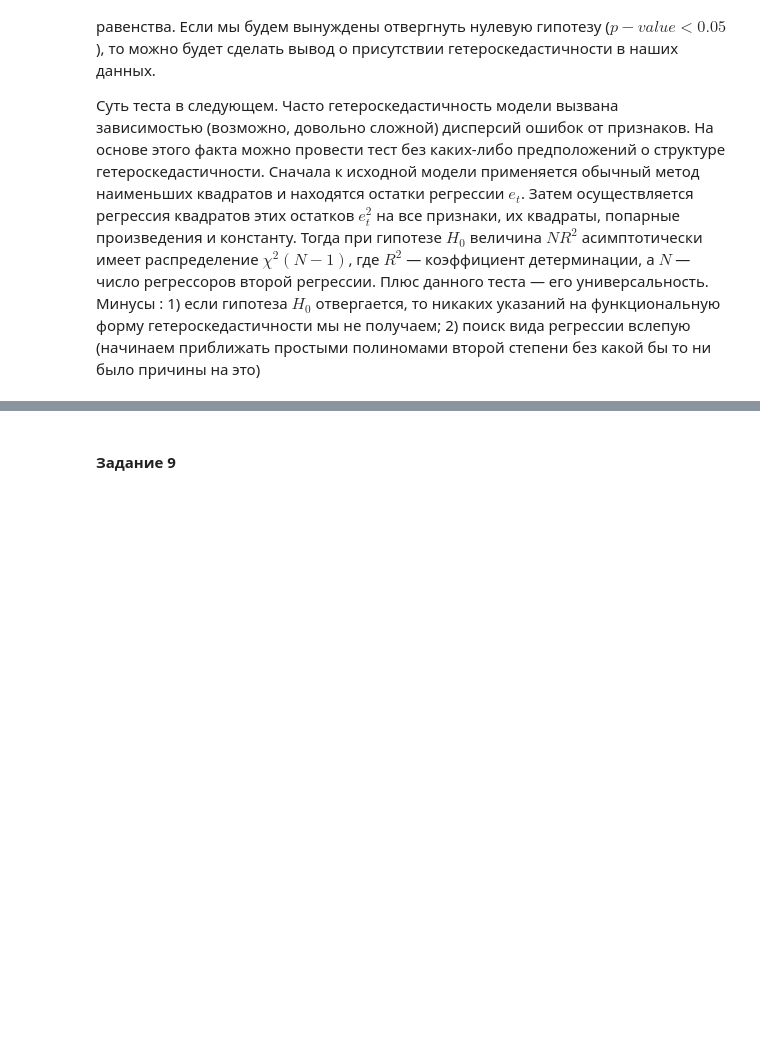
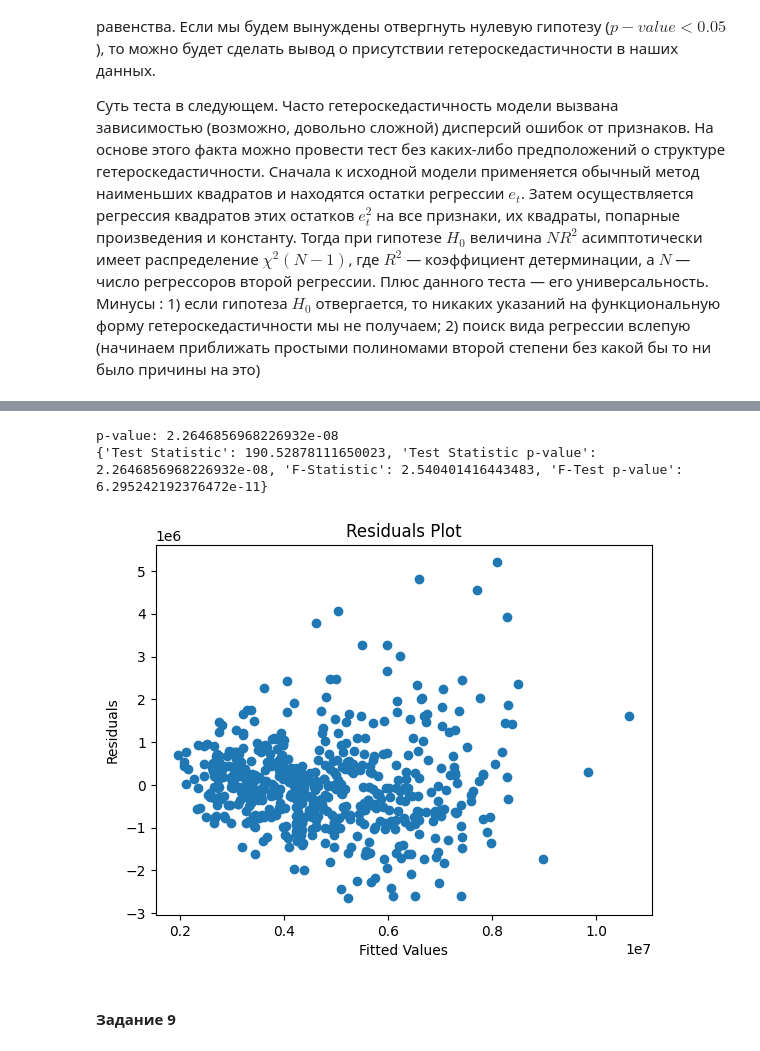
Before and after one commit to NekryachAlex/mlcourse_home_tasks, a Jupyter notebook: assignment1/Домашнее задание. Версия для студентов (с пропусками).ipynb, the cells around one changed output, grey strips where cells are left out. Saved outputs shown, nothing was run; the diff lists cells and outputs as text; code cells hidden in the pictures; blank space fills up the shorter version.

```diff
--- a/assignment1/Домашнее задание. Версия для студентов (с пропусками).ipynb
+++ b/assignment1/Домашнее задание. Версия для студентов (с пропусками).ipynb
@@ -719,5 +785,31 @@ vif_data
 Суть теста в следующем. Часто гетероскедастичность модели вызвана зависимостью (возможно, довольно сложной) дисперсий ошибок от признаков. На основе этого факта можно провести тест без каких-либо предположений о структуре гетероскедастичности. Сначала к исходной модели применяется обычный метод наименьших квадратов и находятся остатки регрессии $e_t$. Затем осуществляется регрессия квадратов этих остатков $e_t^2$ на все признаки, их квадраты, попарные произведения и константу. Тогда при гипотезе $H_0$ величина $NR^2$ асимптотически имеет распределение $\chi^2(N-1)$, где $R^2$ — коэффициент детерминации, а $N$ — число регрессоров второй регрессии. Плюс данного теста — его универсальность. Минусы : 1) если гипотеза $H_0$ отвергается, то никаких указаний на функциональную форму гетероскедастичности мы не получаем; 2) поиск вида регрессии вслепую (начинаем приближать простыми полиномами второй степени без какой бы то ни было причины на это)
 # %%
 # Для проведения теста Уайта постройте линейную регрессию, предварительно удалив признаки 'bedrooms' и 'special_index'
-ols_model = # ваш код здесь
+data = pd.read_csv('house_prices.csv')
+y = data['price']
+x = data.drop(columns = ['price'])
+var_categorical = x.select_dtypes(include = 'O').columns.values
+var_numeric = x.select_dtypes(include = np.number).columns.values
+
+x = x.replace({'yes' : 1, 'no' : 0})
+encoder = OneHotEncoder()
+encoder = OneHotEncoder(sparse_output = False).set_output(transform='pandas')
+encoded_columns = encoder.fit_transform(x[["furnishingstatus"]])
+encoded_columns.drop(columns = ["furnishingstatus_semi-furnished"], inplace = True)
+
+
+scaler = StandardScaler()
+normalized_columns = pd.DataFrame(
+    scaler.fit_transform(x[var_numeric]),
+    columns=var_numeric
+)
+
+
+x.drop(columns = ['furnishingstatus'], inplace = True)
+var_categorical = np.delete(var_categorical, var_categorical == 'furnishingstatus')
+
+x = pd.concat([normalized_columns, x[var_categorical], encoded_columns], axis = 1)
+x = sm.add_constant(x)
+ols_res = sm.OLS(y, x).fit()
+print(ols_res.summary())
 # ваш код здесь
@@ -731,15 +843,26 @@ plt.show()
 # %%
 # Проведите тест Уайта
 white_test = het_white(
-    # ваш код здесь
+    ols_res.resid,
+    ols_res.model.exog
 )
 
 labels = ['Test Statistic', 'Test Statistic p-value', 'F-Statistic', 'F-Test p-value']
+p_value = white_test[1]
 
+print("p-value:", p_value)
 print(dict(zip(labels, white_test)))
+# %% [output]
+p-value: 2.2646856968226932e-08
+{'Test Statistic': 190.52878111650023, 'Test Statistic p-value': 2.2646856968226932e-08, 'F-Statistic': 2.540401416443483, 'F-Test p-value': 6.295242192376472e-11}
 # %%
-# Постройте график остатков регрессии от предсказанных значений
-# ваш код здесь
+plt.scatter(ols_res.fittedvalues, ols_res.resid)
+plt.xlabel('Fitted Values')
+plt.ylabel('Residuals')
+plt.title('Residuals Plot')
+plt.show()
+# %% [output]
+[figure, added]
 # %%
 # Сдайте результат в гугл-форму
 # %% [markdown]
```
Also changed, not shown: parts of 30 cells of this notebook.
